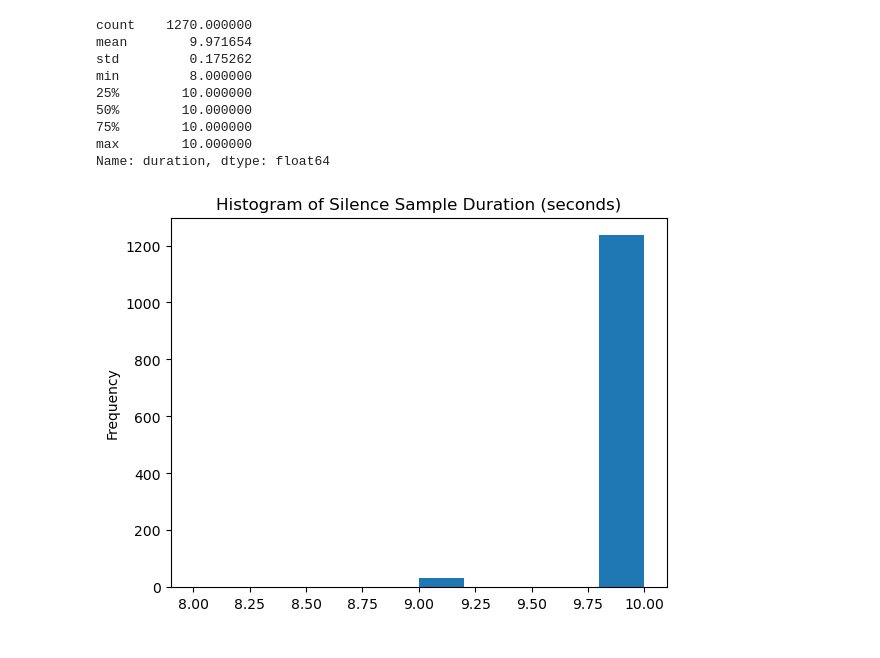
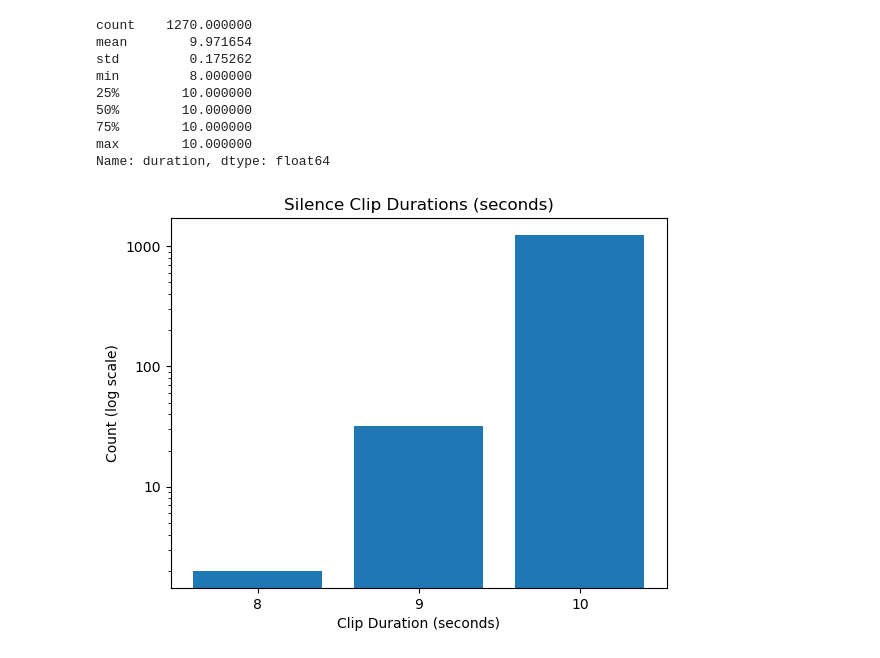
Before and after one commit to aerosonicdb/AeroSonicDB-YPAD0523, a Jupyter notebook: notebooks/dataset-summary.ipynb, the cells around one changed output. Cells and saved outputs as stored; diff of their text form; code cells hidden in the pictures.

```diff
--- a/notebooks/1.0-BD-dataset-summary.ipynb
+++ b/notebooks/dataset-summary.ipynb
@@ -205,10 +283,20 @@ min         8.000000
 75%        10.000000
 max        10.000000
 Name: duration, dtype: float64
-# %%
-sil.duration.plot(kind='hist')
-#plt.yscale('log')
-plt.title('Histogram of Silence Sample Duration (seconds)')
-plt.show()
-# %% [output]
-[figure, removed]
+# %%
+c = pd.DataFrame(sil.duration.value_counts()).reset_index().sort_values(by='index').reset_index(drop=True).rename(columns={'duration': 'count'})
+
+fig, ax = plt.subplots()
+plt.title('Silence Clip Durations (seconds)')
+
+plt.bar(c['index'], c['count'])
+ax.xaxis.set_major_locator(ticker.MaxNLocator(integer=True))
+plt.xlabel('Clip Duration (seconds)')
+
+plt.yscale('log')
+plt.ylabel('Count (log scale)')
+ax.yaxis.set_major_formatter(ticker.ScalarFormatter())
+plt.savefig(f'../figures/silence_clip_durations.png', dpi=300)
+plt.show()
+# %% [output]
+[figure, added]
```
Also changed, not shown: parts of 25 cells of this notebook, 11 other files.
